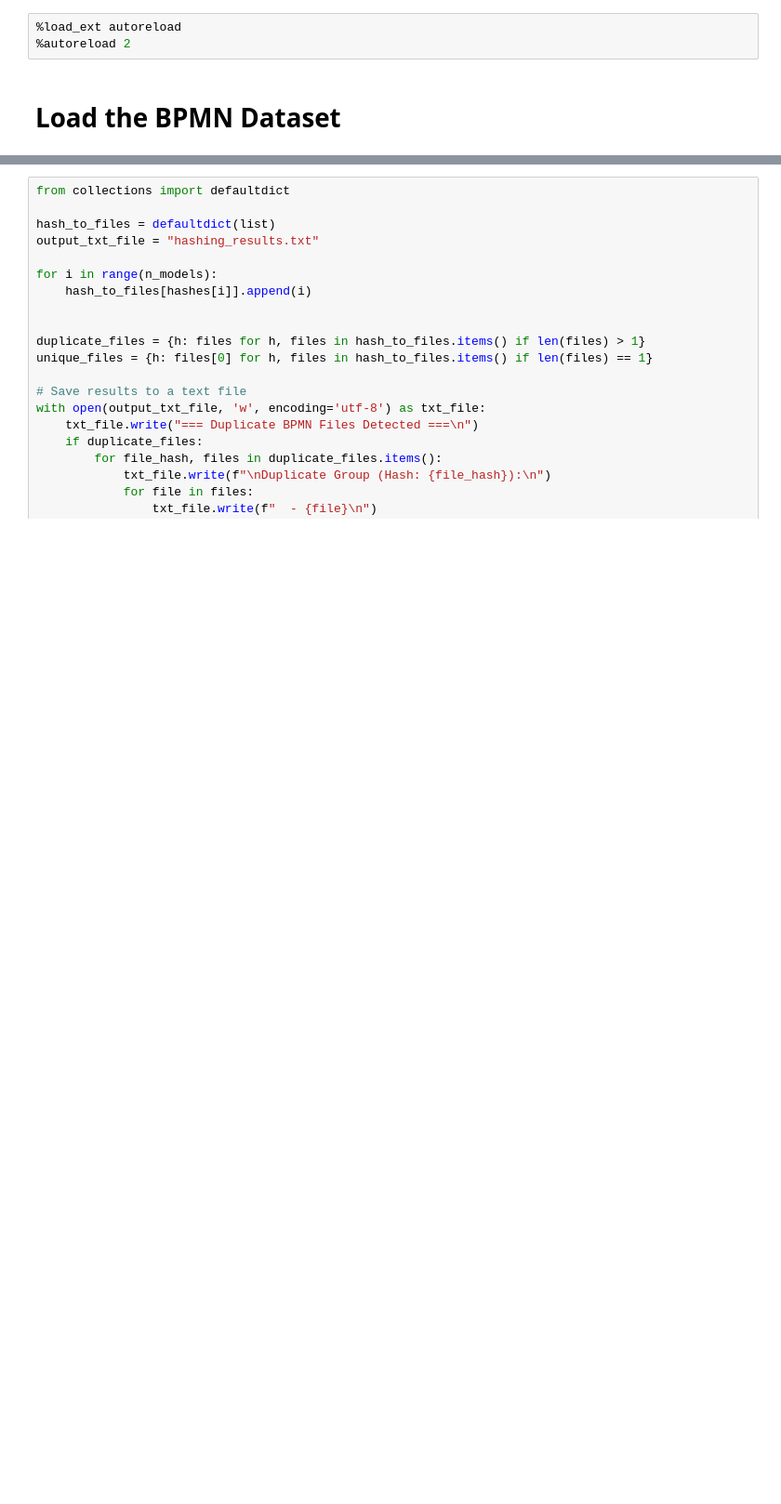
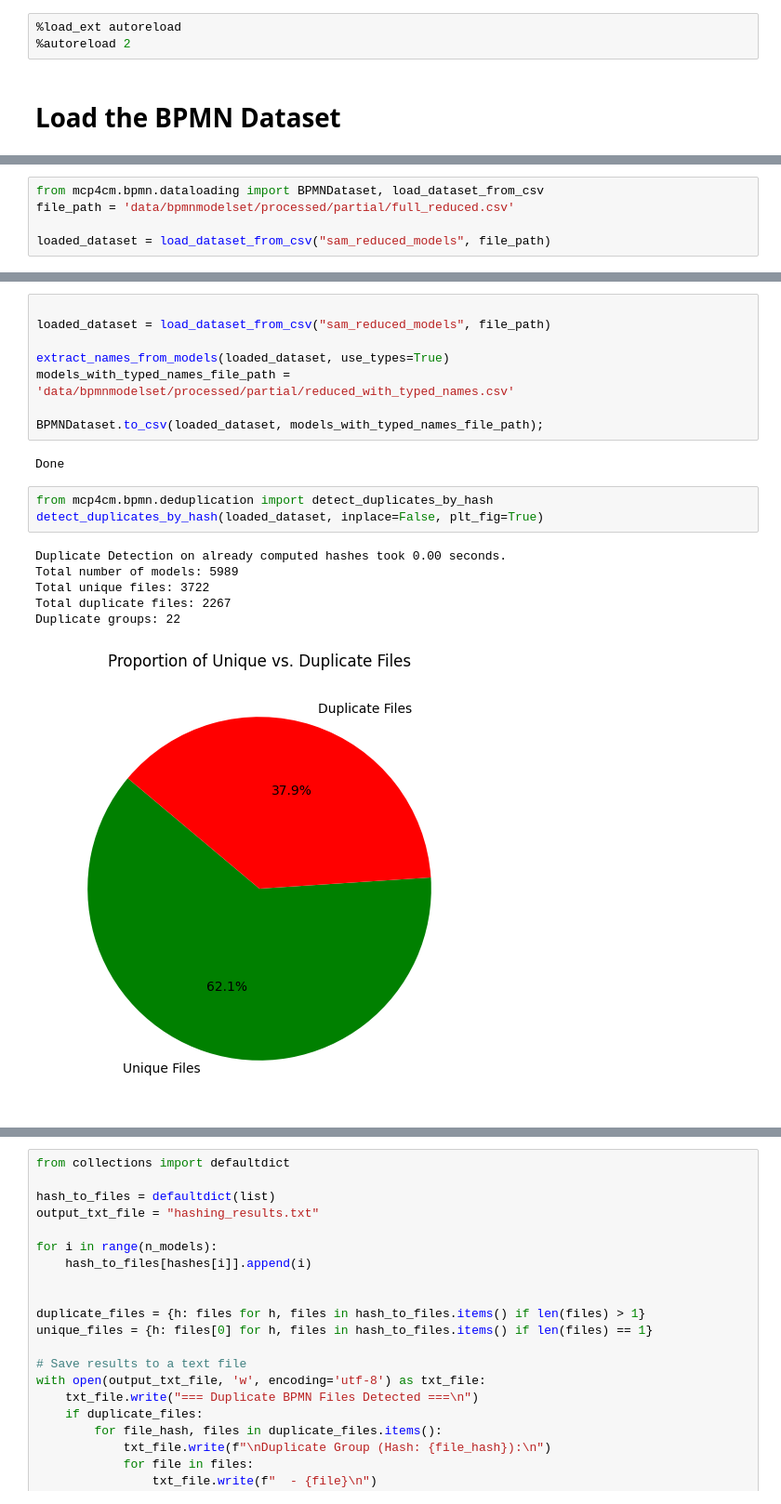
Before and after one commit to BernyWeiss/bpmn-model-cleansing, a Jupyter notebook: bpmn_dataset_generation.ipynb, the cells around one changed output, grey strips where cells are left out. Shown: that part at 93% size. Cells and saved outputs as stored; diff of their text form; blank space fills up the shorter version.

Commit message:
implemented improved handling loading of large sap-sam dataset; added plotting_util; implemented methods for name_extraction;

```diff
--- a/bpmn_dataset_generation.ipynb
+++ b/bpmn_dataset_generation.ipynb
@@ -138,0 +22,5 @@ print(n_models)
+# %%
+from mcp4cm.bpmn.dataloading import BPMNDataset, load_dataset_from_csv
+file_path = 'data/bpmnmodelset/processed/partial/full_reduced.csv'
+
+loaded_dataset = load_dataset_from_csv("sam_reduced_models", file_path)
@@ -138,0 +36,20 @@ print(n_models)
+# %%
+
+loaded_dataset = load_dataset_from_csv("sam_reduced_models", file_path)
+
+extract_names_from_models(loaded_dataset, use_types=True)
+models_with_typed_names_file_path = 'data/bpmnmodelset/processed/partial/reduced_with_typed_names.csv'
+
+BPMNDataset.to_csv(loaded_dataset, models_with_typed_names_file_path);
+# %% [output]
+Done
+# %%
+from mcp4cm.bpmn.deduplication import detect_duplicates_by_hash
+detect_duplicates_by_hash(loaded_dataset, inplace=False, plt_fig=True)
+# %% [output]
+Duplicate Detection on already computed hashes took 0.00 seconds.
+Total number of models: 5989
+Total unique files: 3722
+Total duplicate files: 2267
+Duplicate groups: 22
+[figure, added]
```
Also changed, not shown: parts of 12 cells of this notebook, 5 other files.
